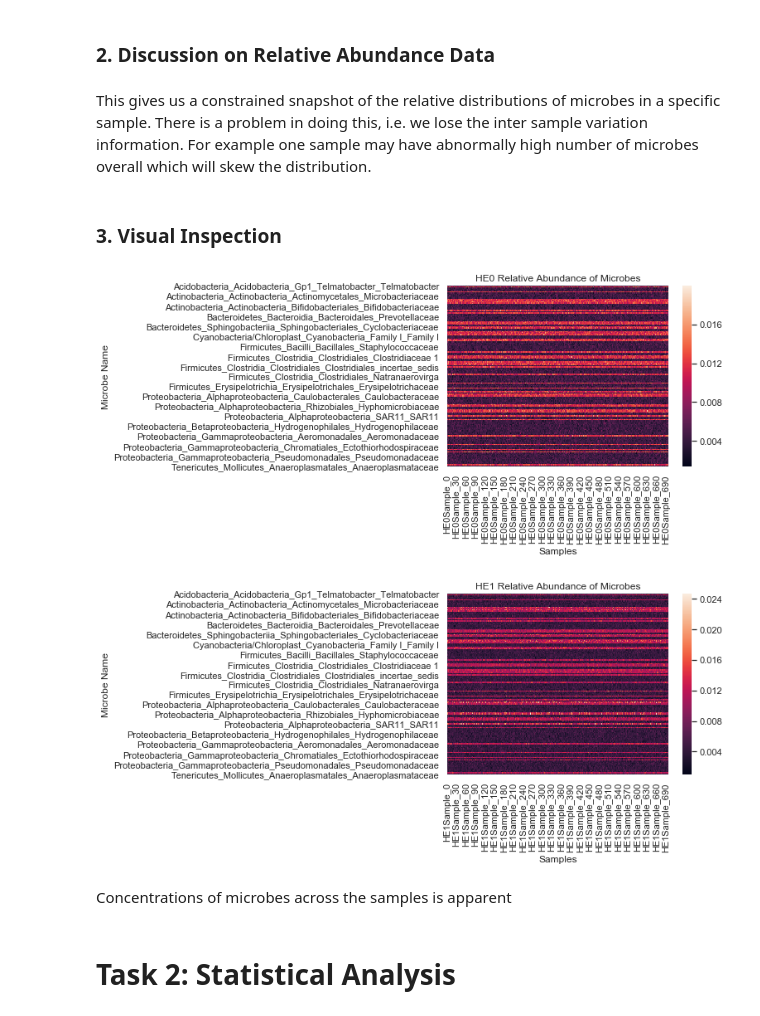
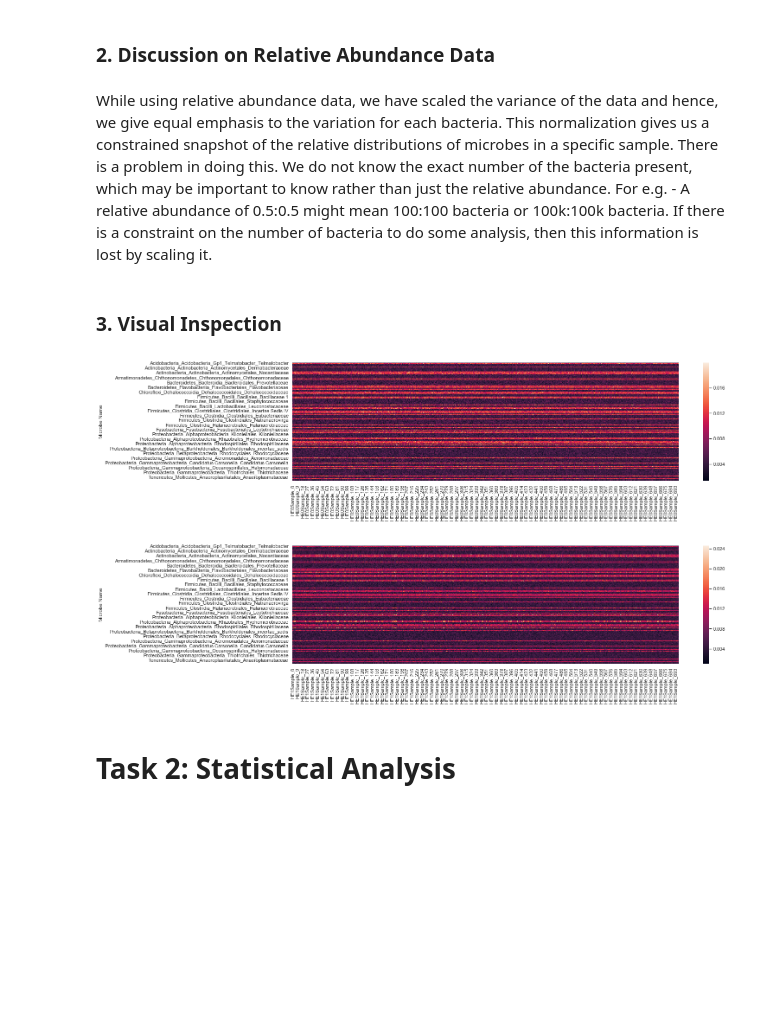
Before and after one commit to gowthamkuntumalla/Data_Analytics_for_Hepatic_Encephalopathy_MP, a Jupyter notebook: somani4_MP2_CP.ipynb, the cells around one changed output. Cells and saved outputs as stored; diff of their text form; code cells hidden in the pictures; blank space fills up the shorter version.

```diff
--- a/somani4_MP2_CP.ipynb
+++ b/somani4_MP2_CP.ipynb
@@ -49,3 +18,6 @@ rel_abdnce_HE0
+# %%
+he0_df_org=pd.read_csv("RelativeAbundance_HE0.csv")
+he1_df_org=pd.read_csv("RelativeAbundance_HE1.csv")
 # %% [markdown]
 ### 1. In the context of statistical analysis, why do biologists need multiple samples to identify microbes with significantly altered abundance?
 
@@ -150,0 +75,2 @@ cool   nurse    0.088435  0.911565
+# %%
+qc_df=pd.read_csv("QualityControl.csv")
@@ -170,0 +147,13 @@ cool   nurse   long     0.177215  0.822785
+# %%
+#P(Q|T,M,L)
+
+cpd=qc_df.groupby(["strtmp","coll","labtime","qual"]).count()
+temp=qc_df.groupby(["strtmp","coll","labtime"]).count()
+
+for i in ['cold','cool']:
+    for j in ['nurse','patient']:
+        for k in ['long','short']:
+            for l in ['bad','good']:
+                cpd.loc[i,j,k,l]=cpd.loc[i,j,k,l]/temp.loc[i,j,k]
+
+print(cpd)
@@ -232,28 +240,22 @@ print("{0} HE1 Data points satisfy the relative abundance constraint."\
 # %% [markdown]
 ### 2. Discussion on Relative Abundance Data
-# %% [markdown]
-This gives us a constrained snapshot of the relative distributions of microbes in a specific sample. There is a problem in doing this, i.e. we lose the inter sample variation information. For example one sample may have abnormally high number of microbes overall which will skew the distribution.
+# %% [markdown]
+While using relative abundance data, we have scaled the variance of the data and hence, we give equal emphasis to the variation for each bacteria. This normalization gives us a constrained snapshot of the relative distributions of microbes in a specific sample. There is a problem in doing this. We do not know the exact number of the bacteria present, which may be important to know rather than just the relative abundance. For e.g. - A relative abundance of 0.5:0.5 might mean 100:100 bacteria or 100k:100k bacteria. If there is a constraint on the number of bacteria to do some analysis, then this information is lost by scaling it.
 # %% [markdown]
 ### 3. Visual Inspection
-# %%
-sns.set()
-sns_heatmap(rel_abdnce_HE0.set_index('Microbe Name'))
-plt.xlabel('Samples')
-plt.title('HE0 Relative Abundance of Microbes')
-plt.show()
-
-#plt.savefig('HE0_rel_abundance.png', bbox_inches='tight')
-sns_heatmap(rel_abdnce_HE1.set_index('Microbe Name'))
-plt.xlabel('Samples')
-plt.title('HE1 Relative Abundance of Microbes')
-plt.show()
-
-#plt.savefig('HE1_rel_abundance.png', bbox_inches='tight')
-# %% [output]
-[figure, removed]
-[figure, removed]
-# %% [markdown]
-Concentrations of microbes across the samples is apparent
+# %%
+he0_df_heatmap = he0_df.set_index('Microbe Name')
+plt.figure(figsize = (20,5))
+ax = sns.heatmap(he0_df_heatmap)
+plt.savefig('heatmap_he0.png', bbox_inches='tight')
+
+he1_df_heatmap = he1_df.set_index('Microbe Name')
+plt.figure(figsize = (20,5))
+ax = sns.heatmap(he1_df_heatmap)
+plt.savefig('heatmap_he1.png', bbox_inches='tight')
+# %% [output]
+[figure, added]
+[figure, added]
 # %% [markdown]
 # Task 2: Statistical Analysis
 # %% [markdown]
```
Also changed, not shown: parts of 47 cells of this notebook, 3 other files.
